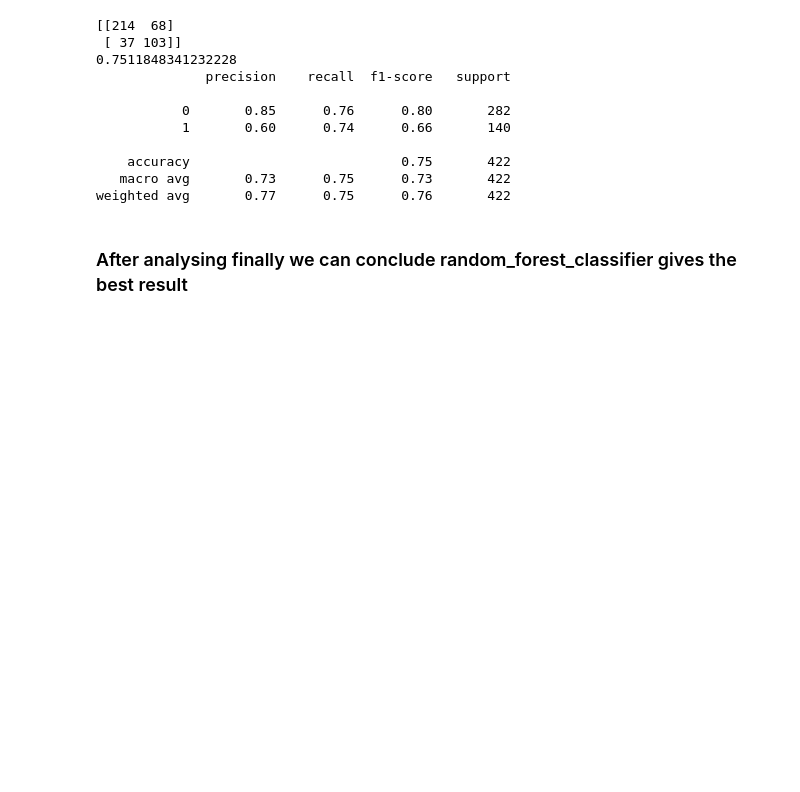
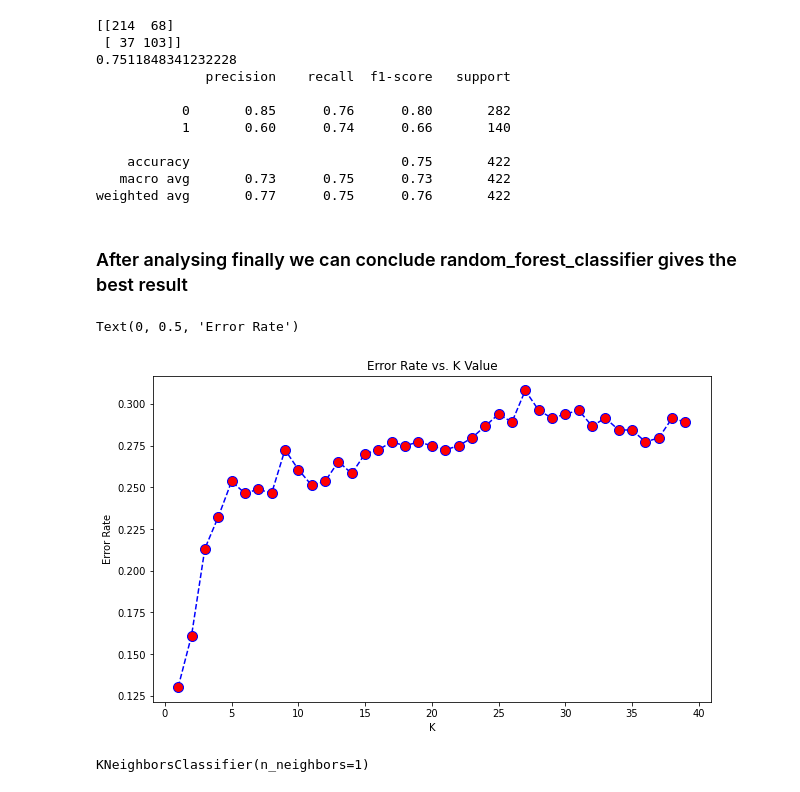
Before and after one commit to Rishab8077/Diabetes_Prediction, a Jupyter notebook: Diabetes_Prediction.ipynb, the cells around one changed output. Cells and saved outputs as stored; diff of their text form; code cells hidden in the pictures; blank space fills up the shorter version.

```diff
--- a/Diabetes_Prediction.ipynb
+++ b/Diabetes_Prediction.ipynb
@@ -429,6 +429,6 @@ rf_random.best_estimator_
 # %% [output]
 RandomForestClassifier(max_depth=25, max_features='sqrt', n_estimators=1000)
 # %%
-random_forest=RandomForestClassifier(max_depth=25, max_features='sqrt', n_estimators=1000)
-random_forest.fit(X_train,y_train)
+random_forest=RandomForestClassifier(max_depth=25, max_features='sqrt', n_estimators=1000, random_state=10)
+random_forest.fit(X_train_res,y_train_res)
 # %% [output]
@@ -513,0 +517,25 @@ pickle.dump(random_forest_model,file)
+# %%
+
+error_rate=[]
+for i in range(1,40):
+
+    knn = KNeighborsClassifier(n_neighbors=i)
+    knn.fit(X_train_res,y_train_res)
+    pred_i = knn.predict(X_test)
+    error_rate.append(np.mean(pred_i != y_test))
+# %%
+plt.figure(figsize=(10,6))
+plt.plot(range(1,40),error_rate,color='blue', linestyle='dashed', marker='o',
+         markerfacecolor='red', markersize=10)
+plt.title('Error Rate vs. K Value')
+plt.xlabel('K')
+plt.ylabel('Error Rate')
+# %% [output]
+Text(0, 0.5, 'Error Rate')
+[figure, added]
+# %%
+#for k=1
+knn = KNeighborsClassifier(n_neighbors=1)
+knn.fit(X_train_res,y_train_res)
+# %% [output]
+KNeighborsClassifier(n_neighbors=1)
```
Also changed, not shown: parts of 7 cells of this notebook, 2 other files.
